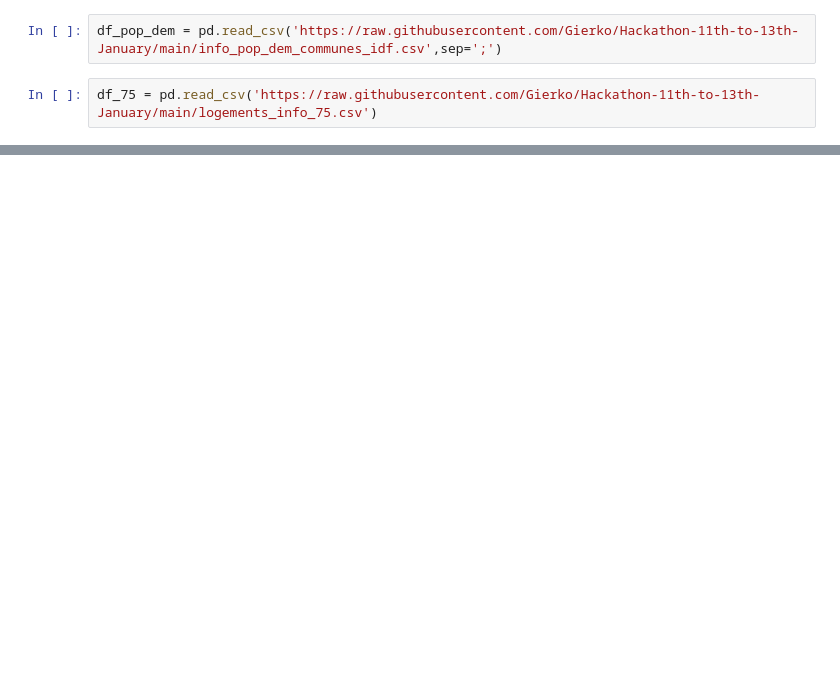
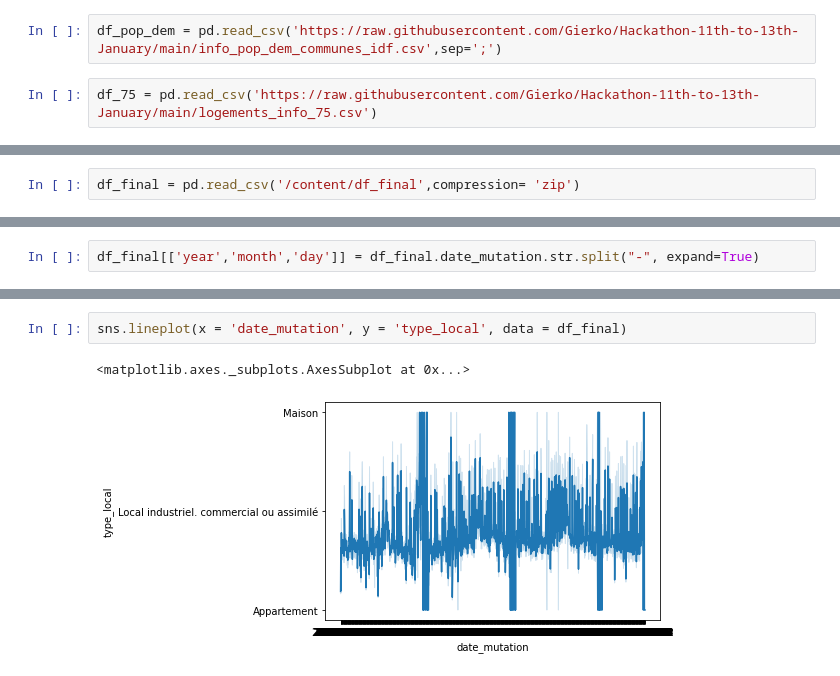
Before and after one commit to LuisaPolicarpo/Hackathon--aws, a Jupyter notebook: EDA/Luísa_Hackaton_RealEstate.ipynb, the cells around one changed output, grey strips where cells are left out. Drawn from its saved outputs; the diff is of its cells as text; blank space fills up the shorter version.

```diff
--- a/EDA/Luísa_Hackaton_RealEstate.ipynb
+++ b/EDA/Luísa_Hackaton_RealEstate.ipynb
@@ -23,0 +24,2 @@ df_14_15 = pd.read_csv('https://raw.githubusercontent.com/Gierko/Hackathon-11th-
+# %%
+df_final = pd.read_csv('/content/df_final',compression= 'zip')
@@ -23,0 +47,2 @@ df_14_15 = pd.read_csv('https://raw.githubusercontent.com/Gierko/Hackathon-11th-
+# %%
+df_final[['year','month','day']] = df_final.date_mutation.str.split("-", expand=True)
@@ -23,0 +166,5 @@ df_14_15 = pd.read_csv('https://raw.githubusercontent.com/Gierko/Hackathon-11th-
+# %%
+sns.lineplot(x = 'date_mutation', y = 'type_local', data = df_final)
+# %% [output]
+<matplotlib.axes._subplots.AxesSubplot at 0x...>
+[figure, added]
```
Also changed, not shown: parts of 19 cells of this notebook.
